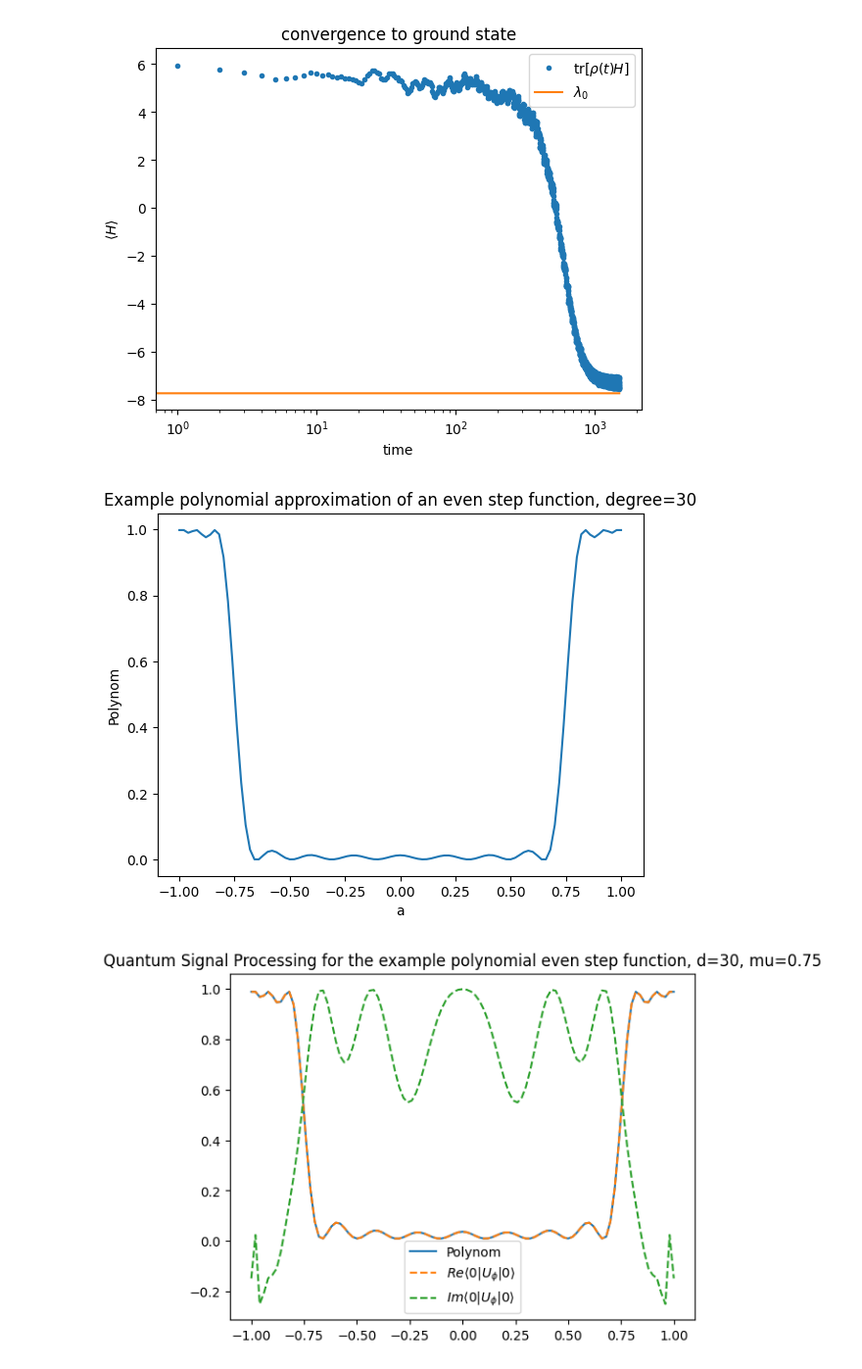
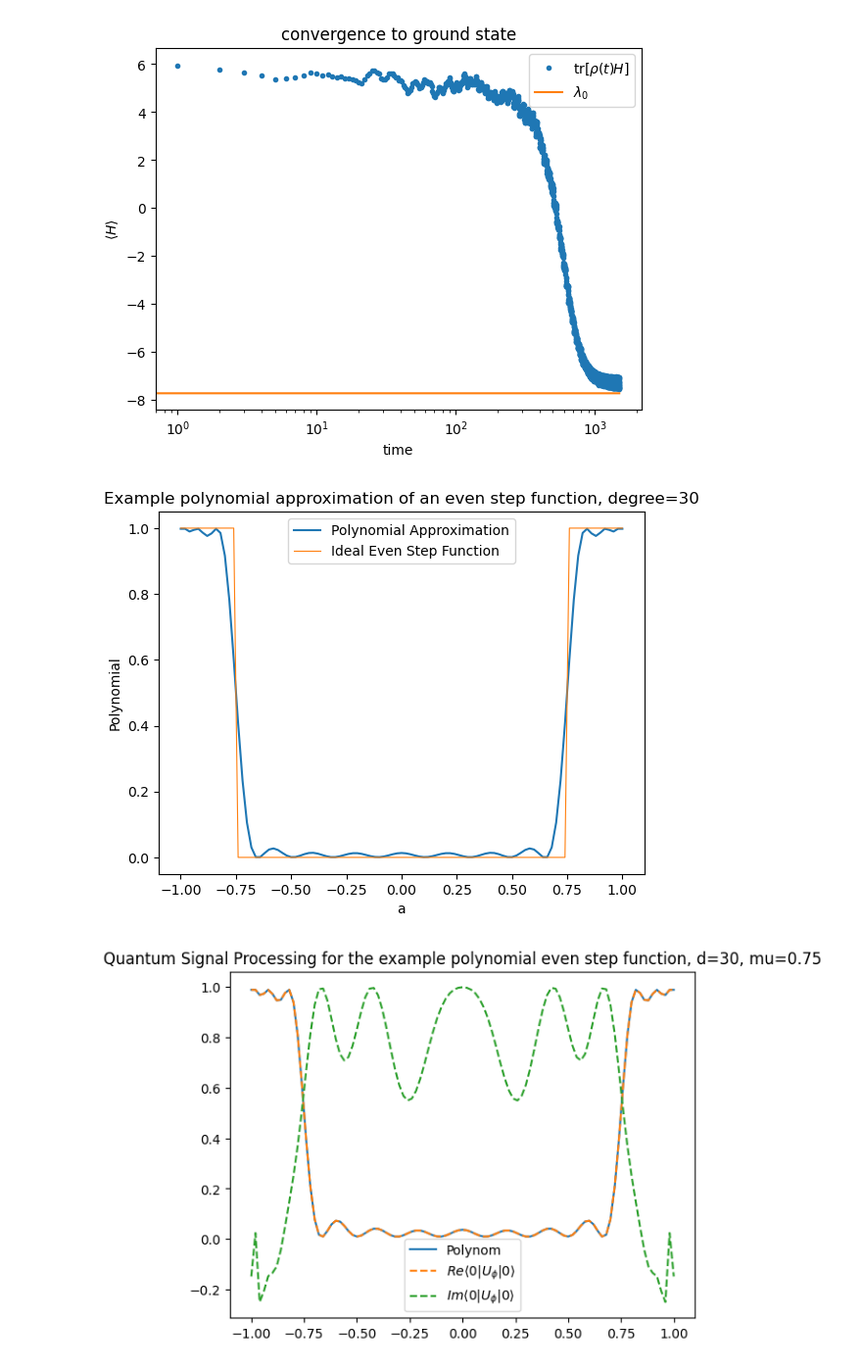
Before and after one commit to erenaykrcn/qetu, a Jupyter notebook: examples/TFIM/TFIM_L6.ipynb, the cells around one changed output. Shown at 98% size. Saved outputs shown, nothing was run; the diff lists cells and outputs as text; code cells hidden in the pictures.

```diff
--- a/examples/TFIM/TFIM_L6.ipynb
+++ b/examples/TFIM/TFIM_L6.ipynb
@@ -54,0 +55,9 @@ plt.show()
+# %%
+f = list(np.fft.fft(fhat(wlist)))
+f = f[500:] + f[:500]
+t = np.linspace(-10, 10, 200)
+plt.plot(t, f[400:600])
+plt.title("Filter Function in the time domain")
+plt.xlabel("t")
+plt.ylabel("f(t)")
+plt.savefig("f.pdf")
@@ -74,20 +85,26 @@ State fidelity to the ground state:  0.7585850631971753
 # %%
 # We will used the prepared state in the QETU algorithm to further better the state fidelity.
 # This gives the advantage of zooming into energy spectrum as the initial overlap with higher
 # energy states will be negligible. We also get a higher probability of measuring 0 at our ancilla qubit.
 
 x_list = np.linspace(-1, 1, 301)
 M, d, sigma_minus, sigma_plus, c, eps = (500, 30, 0.7, 0.8, 0.999, 0.001)
 mu = (sigma_minus+sigma_plus)/2
 polynom, even_coeffs = approx_polynomial(M, d, sigma_minus, sigma_plus, c, eps)
 plt.title(f"Example polynomial approximation of an even step function, degree={d}")
 plt.xlabel("a")
-plt.ylabel("Polynom")
+plt.ylabel("Polynomial")
 x_list = np.linspace(-1, 1, 101)
-plt.plot(x_list, polynom(x_list))
-plt.show()
+plt.plot(x_list, polynom(x_list), label="Polynomial Approximation")
+
+ideal_step = [1 if np.abs(x)>0.75 else 0 for x in x_list]
+plt.plot(x_list, ideal_step, linewidth=0.8, label="Ideal Even Step Function")
+plt.legend()
+
+
+plt.savefig("./poly.pdf")
 # %% [output]
-[figure, old version]
+[figure, new version]
 # %%
 phis, phi_primes, poly_even_step = get_phis(mu, d, 0.01, c=c)
 
```
Also changed, not shown: parts of 3 cells of this notebook, 19 other files.
